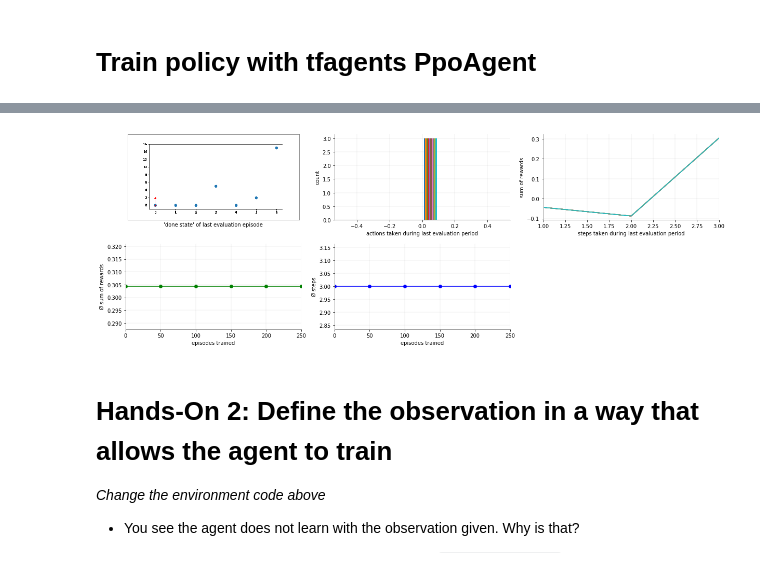
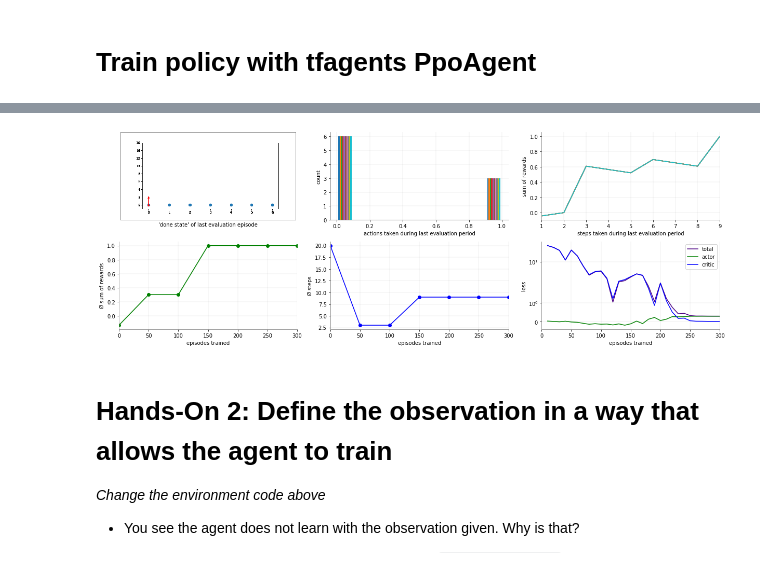
Before and after one commit to christianhidber/easyagents, a Jupyter notebook: jupyter_notebooks/workshop/easyagents_line_exercise.ipynb, the cells around one changed output, grey strips where cells are left out. Drawn from its saved outputs; the diff is of its cells as text; code cells hidden in the pictures.

```diff
--- a/jupyter_notebooks/workshop/easyagents_line_exercise.ipynb
+++ b/jupyter_notebooks/workshop/easyagents_line_exercise.ipynb
@@ -305,9 +302,15 @@ register_with_gym(gym_env_name=env_name, entry_point=LineWorldEnv, max_episode_s
 
 ppoAgent = PpoAgent(gym_env_name = env_name, fc_layers=(500,500,500))
 
-plots = [plot.State(), plot.Actions(), plot.StepRewards(), plot.Rewards(), plot.Steps(), plot.ToMovie()]
+plots = [plot.State(),
+         plot.Actions(),
+         plot.StepRewards(),
+         plot.Rewards(),
+         plot.Steps(),
+         plot.Loss(),
+         plot.ToMovie()]
 ppoAgent.train(plots,
-               num_iterations = 25,
+               num_iterations = 30,
                num_episodes_per_iteration = 10,
                max_steps_per_episode = 20)
 # %% [output]
@@ -317,4 +320,4 @@ Wall time: 1min 55s
-[figure, old version]
+[figure, new version]
 # %% [markdown]
 # Hands-On 2: Define the observation in a way that allows the agent to train
 
```
Also changed, not shown: parts of 11 cells of this notebook.
